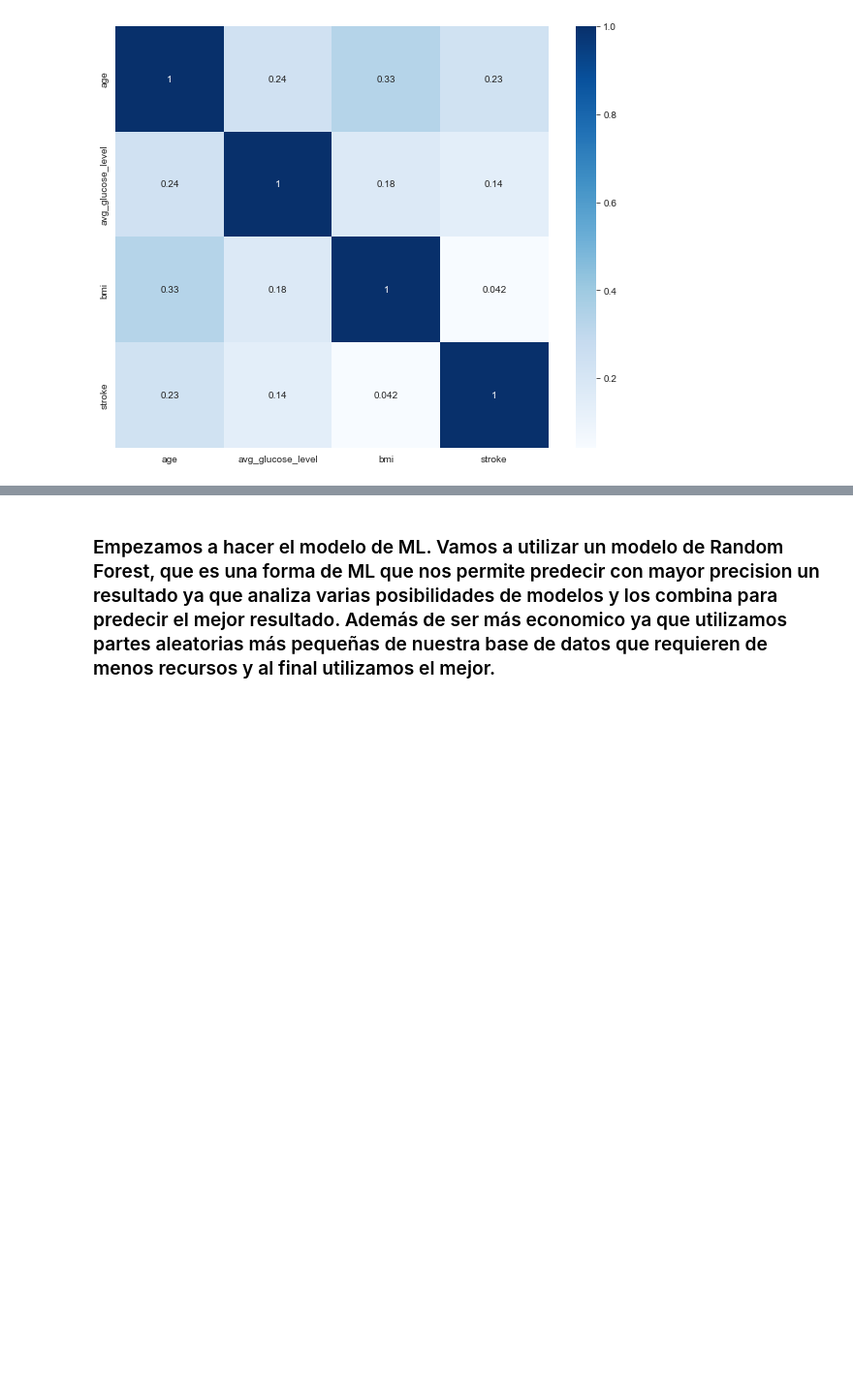
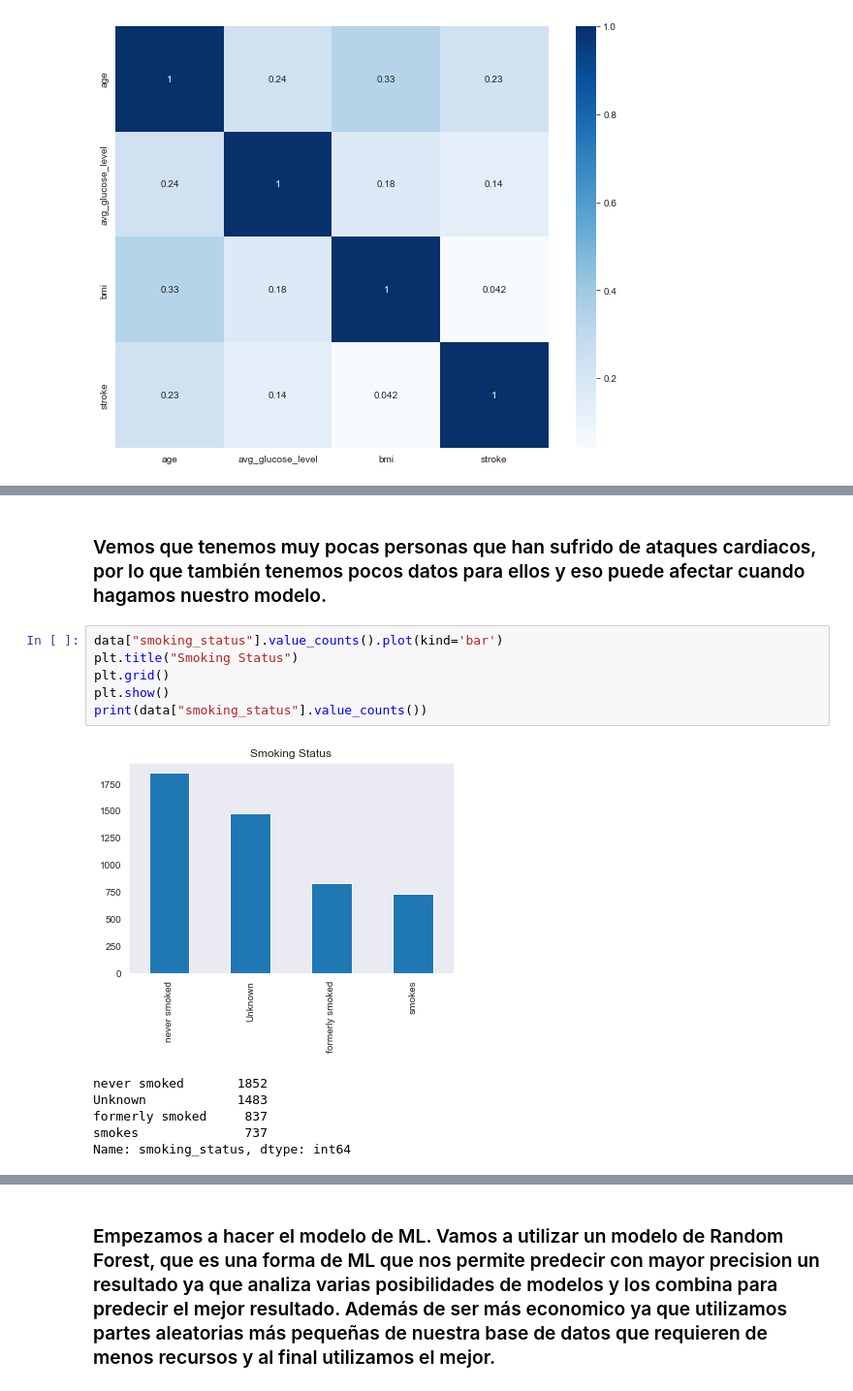
Before and after one commit to andresblnc/stroke_ml_prob, a Jupyter notebook: main.ipynb, the cells around one changed output, grey strips where cells are left out. Shown at 97% size. Saved outputs shown, nothing was run; the diff lists cells and outputs as text; blank space fills up the shorter version.

```diff
--- a/main.ipynb
+++ b/main.ipynb
@@ -101,0 +127,15 @@ plt.show()
+# %% [markdown]
+### Vemos que tenemos muy pocas personas que han sufrido de ataques cardiacos, por lo que también tenemos pocos datos para ellos y eso puede afectar cuando hagamos nuestro modelo.
+# %%
+data["smoking_status"].value_counts().plot(kind='bar')
+plt.title("Smoking Status")
+plt.grid()
+plt.show()
+print(data["smoking_status"].value_counts())
+# %% [output]
+[figure, added]
+never smoked       1852
+Unknown            1483
+formerly smoked     837
+smokes              737
+Name: smoking_status, dtype: int64
```
Also changed, not shown: parts of 31 cells of this notebook.
